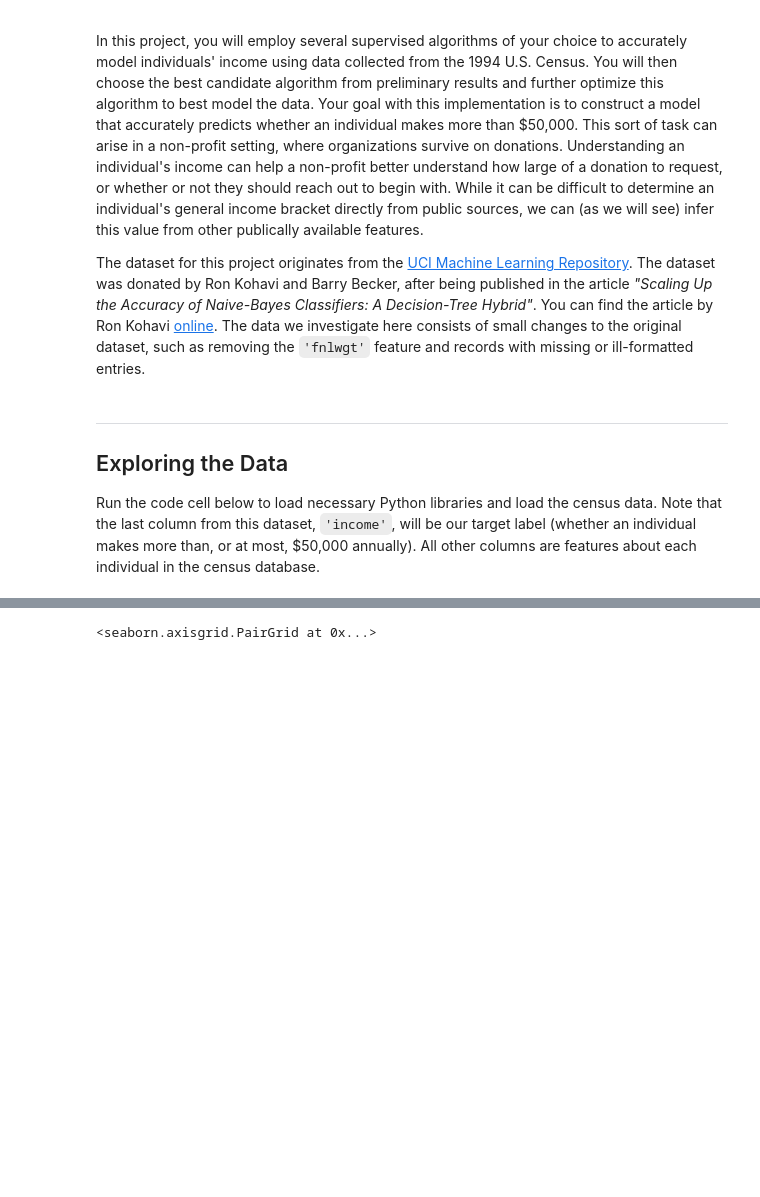
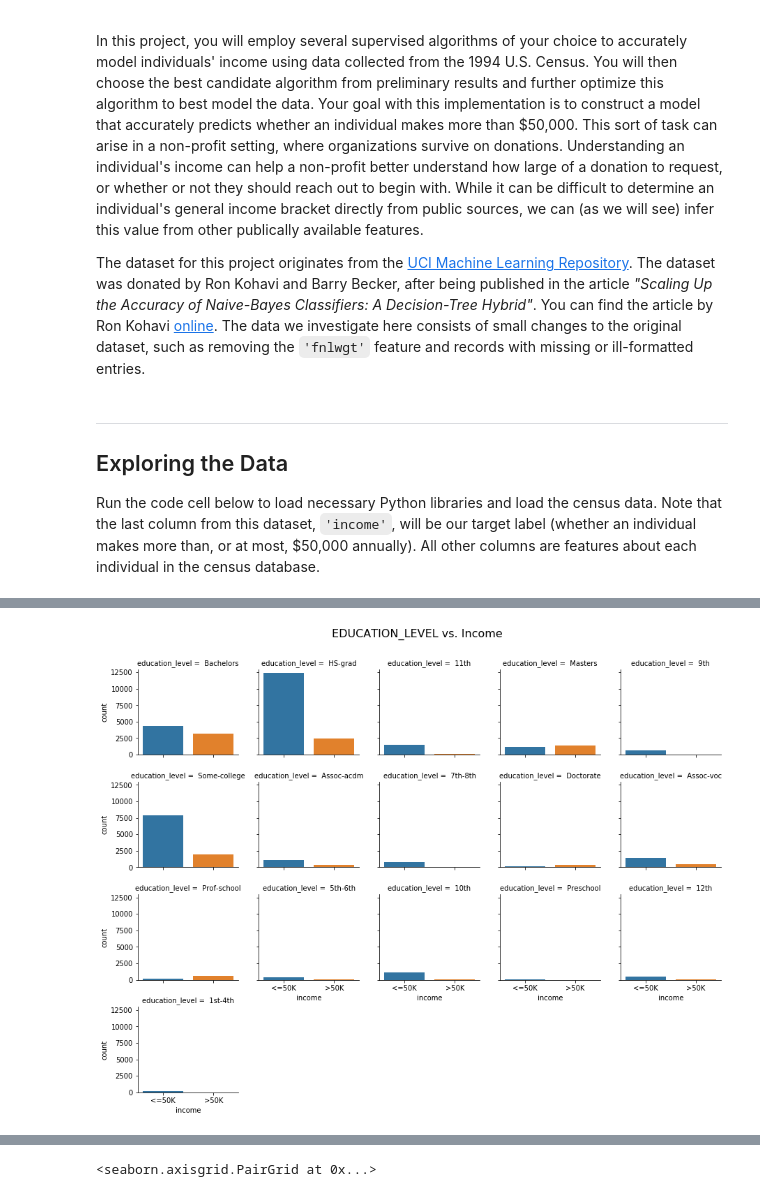
Before and after one commit to aberenyi73/machine-learning, a Jupyter notebook: projects/finding_donors/finding_donors.ipynb, the cells around one changed output, grey strips where cells are left out. Cells and saved outputs as stored; diff of their text form; code cells hidden in the pictures; blank space fills up the shorter version.

```diff
--- a/projects/finding_donors/finding_donors.ipynb
+++ b/projects/finding_donors/finding_donors.ipynb
@@ -43,0 +55,9 @@ display(data.head(n=1))
+# %%
+#
+g2 = sns.factorplot("income", col="education_level", col_wrap=5,
+                   data=data,
+                    kind="count", size=2.5, aspect=1)
+plt.subplots_adjust(top=0.9)
+g2.fig.suptitle('EDUCATION_LEVEL vs. Income', fontsize=16);
+# %% [output]
+[figure, added]
```
Also changed, not shown: parts of 17 cells of this notebook, 1 other file.
